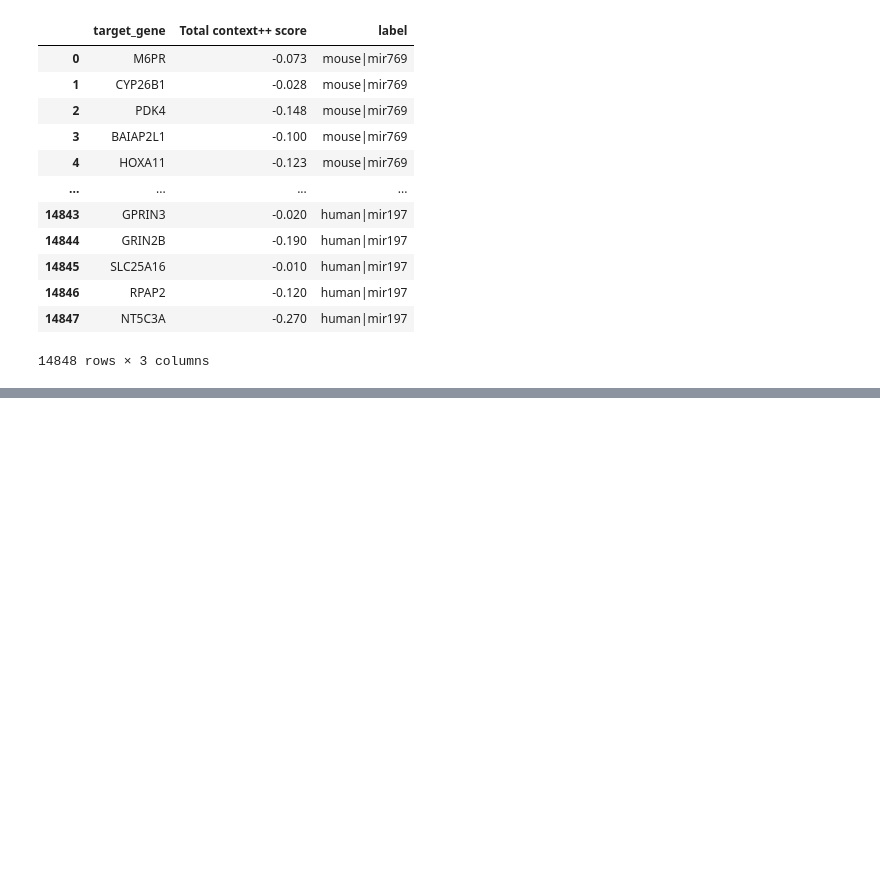
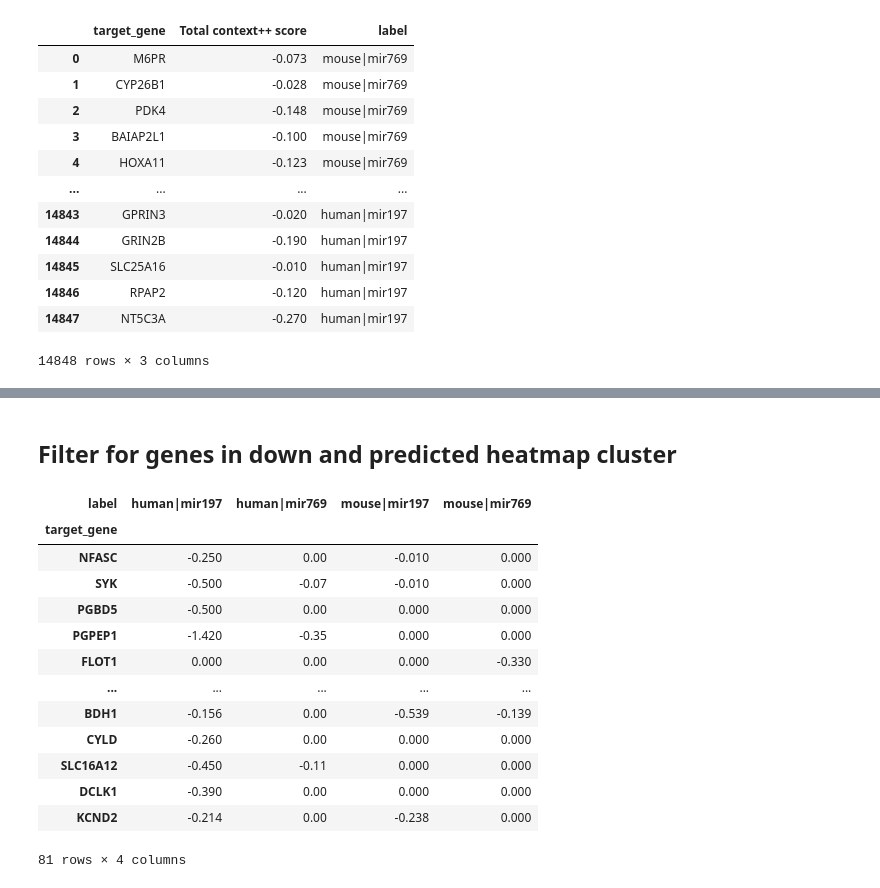
Before and after one commit to felixlangschied/rodent_loss, a Jupyter notebook: analyses/target_scan/notebooks/plot_contextscore.ipynb, the cells around one changed output, grey strips where cells are left out. Drawn from its saved outputs; the diff is of its cells as text; code cells hidden in the pictures; blank space fills up the shorter version.

```diff
--- a/analyses/target_scan/notebooks/plot_contextscore.ipynb
+++ b/analyses/target_scan/notebooks/plot_contextscore.ipynb
@@ -53 +52,25 @@ display(pivdf)
+# %% [markdown]
+## Filter for genes in down and predicted heatmap cluster
+# %%
+with open(clusterpath) as fh:
+    cluster = [gene.strip() for gene in fh if gene]
+
+heat_df = pivdf.loc[cluster, :]
+heat_df = heat_df.reindex(cluster)
+display(heat_df)
+# %% [output]
+| label | human|mir197 | human|mir769 | mouse|mir197 | mouse|mir769 |
+| target_gene |  |  |  |  |
+| NFASC | -0.250 | 0.00 | -0.010 | 0.000 |
+| SYK | -0.500 | -0.07 | -0.010 | 0.000 |
+| PGBD5 | -0.500 | 0.00 | 0.000 | 0.000 |
+| PGPEP1 | -1.420 | -0.35 | 0.000 | 0.000 |
+| FLOT1 | 0.000 | 0.00 | 0.000 | -0.330 |
+| ... | ... | ... | ... | ... |
+| BDH1 | -0.156 | 0.00 | -0.539 | -0.139 |
+| CYLD | -0.260 | 0.00 | 0.000 | 0.000 |
+| SLC16A12 | -0.450 | -0.11 | 0.000 | 0.000 |
+| DCLK1 | -0.390 | 0.00 | 0.000 | 0.000 |
+| KCND2 | -0.214 | 0.00 | -0.238 | 0.000 |
+81 rows × 4 columns
 # %%
```
Also changed, not shown: parts of 6 cells of this notebook, 4 other files.
